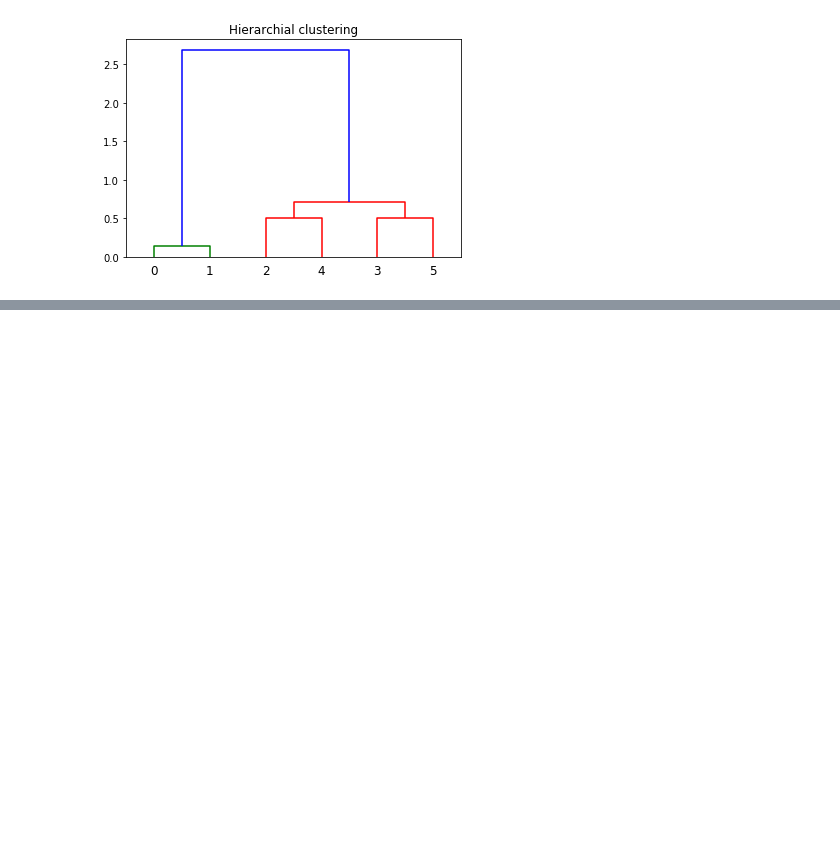
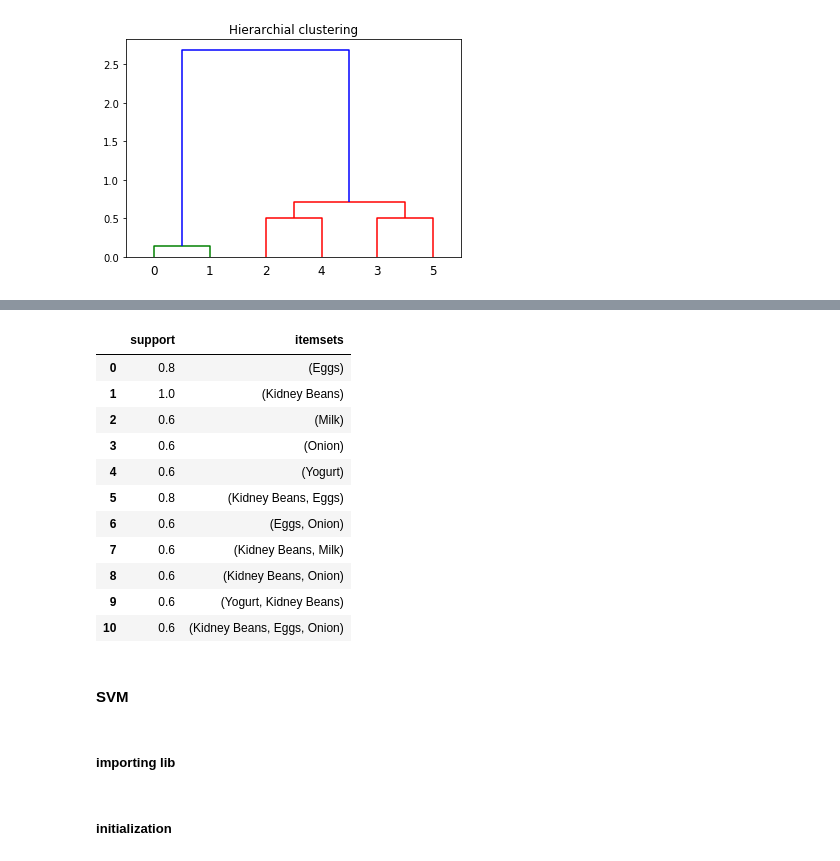
Before and after one commit to sharmasaravanan/Machine_learning, a Jupyter notebook: AI-Color.ipynb, the cells around one changed output, grey strips where cells are left out. Drawn from its saved outputs; the diff is of its cells as text; code cells hidden in the pictures; blank space fills up the shorter version.

```diff
--- a/AI-Color.ipynb
+++ b/AI-Color.ipynb
@@ -2496,0 +2520,19 @@ pca
+# %%
+frequent_itemsets
+# %% [output]
+|  | support | itemsets |
+| 0 | 0.8 | (Eggs) |
+| 1 | 1.0 | (Kidney Beans) |
+| 2 | 0.6 | (Milk) |
+| 3 | 0.6 | (Onion) |
+| 4 | 0.6 | (Yogurt) |
+| 5 | 0.8 | (Kidney Beans, Eggs) |
+| 6 | 0.6 | (Eggs, Onion) |
+| 7 | 0.6 | (Kidney Beans, Milk) |
+| 8 | 0.6 | (Kidney Beans, Onion) |
+| 9 | 0.6 | (Yogurt, Kidney Beans) |
+| 10 | 0.6 | (Kidney Beans, Eggs, Onion) |
+# %% [markdown]
+#### SVM
+# %% [markdown]
+##### importing lib
@@ -2496,0 +2549,2 @@ pca
+# %% [markdown]
+##### initialization
```
Also changed, not shown: parts of 51 cells of this notebook, 3 other files.
